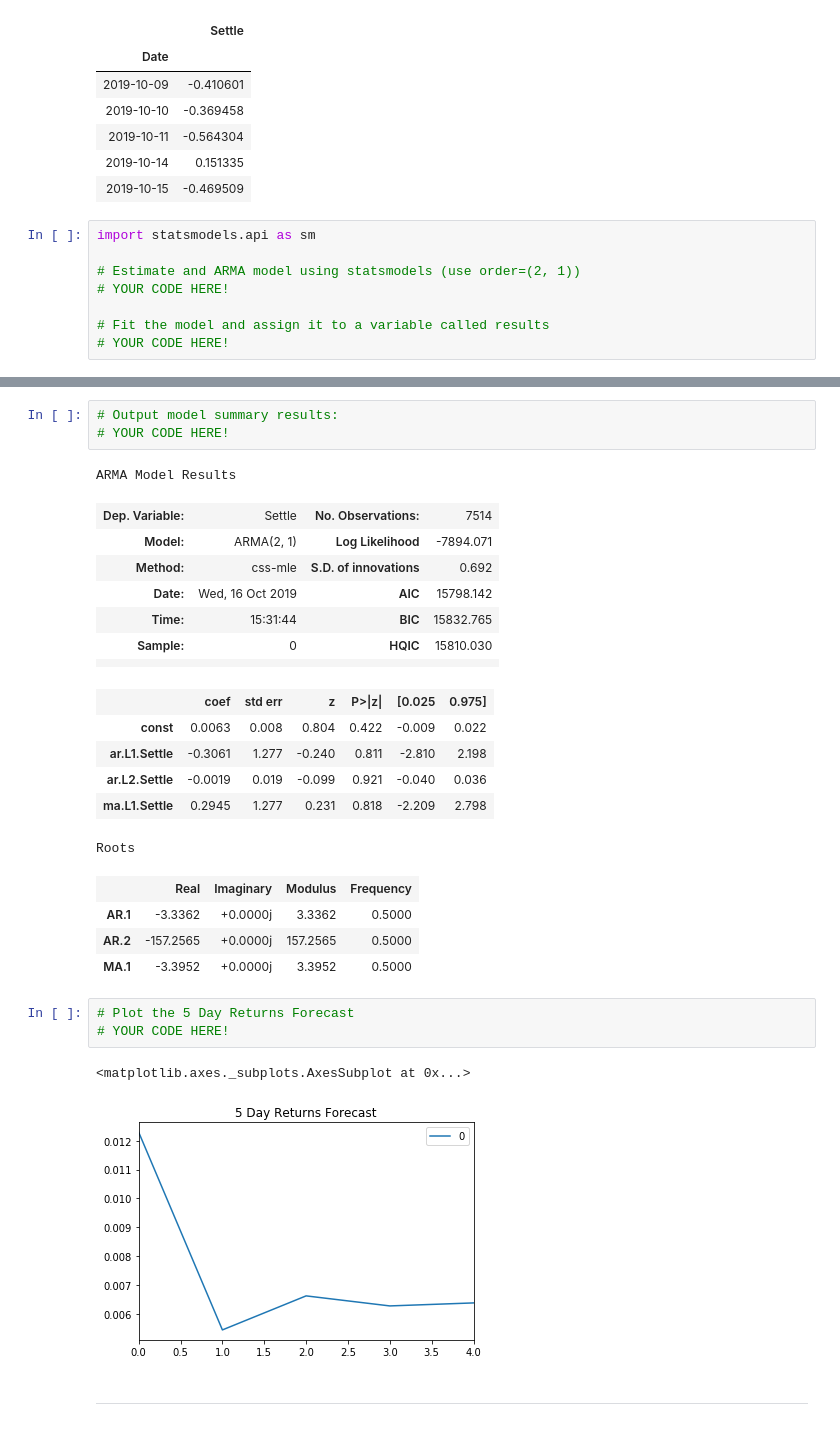
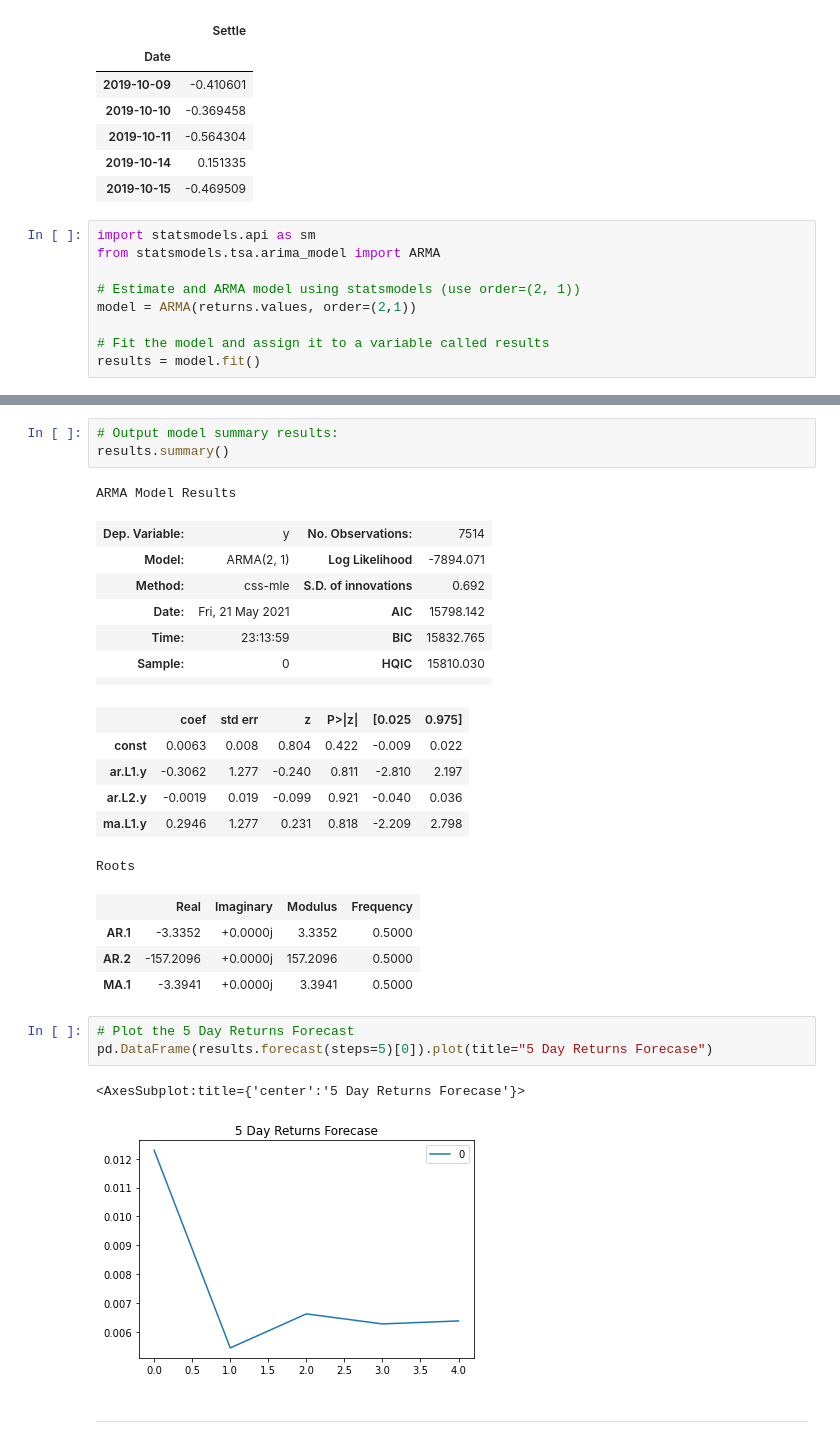
Before and after one commit to ankurgoel77/hw10-Time_Series_Analysis, a Jupyter notebook: time_series_analysis.ipynb, the cells around one changed output, grey strips where cells are left out. Drawn from its saved outputs; the diff is of its cells as text.

Commit message:
ARMA complete

```diff
--- a/time_series_analysis.ipynb
+++ b/time_series_analysis.ipynb
@@ -116,9 +116,10 @@ returns.tail()
 | 2019-10-15 | -0.469509 |
 # %%
 import statsmodels.api as sm
+from statsmodels.tsa.arima_model import ARMA
 
 # Estimate and ARMA model using statsmodels (use order=(2, 1))
-# YOUR CODE HERE!
+model = ARMA(returns.values, order=(2,1))
 
 # Fit the model and assign it to a variable called results
-# YOUR CODE HERE!
+results = model.fit()
@@ -125,31 +145,31 @@ import statsmodels.api as sm
 # %%
 # Output model summary results:
-# YOUR CODE HERE!
+results.summary()
 # %% [output]
 ARMA Model Results
-| Dep. Variable: | Settle | No. Observations: | 7514 |
+| Dep. Variable: | y | No. Observations: | 7514 |
 | Model: | ARMA(2, 1) | Log Likelihood | -7894.071 |
 | Method: | css-mle | S.D. of innovations | 0.692 |
-| Date: | Wed, 16 Oct 2019 | AIC | 15798.142 |
-| Time: | 15:31:44 | BIC | 15832.765 |
+| Date: | Fri, 21 May 2021 | AIC | 15798.142 |
+| Time: | 23:13:59 | BIC | 15832.765 |
 | Sample: | 0 | HQIC | 15810.030 |
 |  |  |  |  |
 |  | coef | std err | z | P>|z| | [0.025 | 0.975] |
 | const | 0.0063 | 0.008 | 0.804 | 0.422 | -0.009 | 0.022 |
-| ar.L1.Settle | -0.3061 | 1.277 | -0.240 | 0.811 | -2.810 | 2.198 |
-| ar.L2.Settle | -0.0019 | 0.019 | -0.099 | 0.921 | -0.040 | 0.036 |
-| ma.L1.Settle | 0.2945 | 1.277 | 0.231 | 0.818 | -2.209 | 2.798 |
+| ar.L1.y | -0.3062 | 1.277 | -0.240 | 0.811 | -2.810 | 2.197 |
+| ar.L2.y | -0.0019 | 0.019 | -0.099 | 0.921 | -0.040 | 0.036 |
+| ma.L1.y | 0.2946 | 1.277 | 0.231 | 0.818 | -2.209 | 2.798 |
 Roots
 |  | Real | Imaginary | Modulus | Frequency |
-| AR.1 | -3.3362 | +0.0000j | 3.3362 | 0.5000 |
-| AR.2 | -157.2565 | +0.0000j | 157.2565 | 0.5000 |
-| MA.1 | -3.3952 | +0.0000j | 3.3952 | 0.5000 |
+| AR.1 | -3.3352 | +0.0000j | 3.3352 | 0.5000 |
+| AR.2 | -157.2096 | +0.0000j | 157.2096 | 0.5000 |
+| MA.1 | -3.3941 | +0.0000j | 3.3941 | 0.5000 |
 # %%
 # Plot the 5 Day Returns Forecast
-# YOUR CODE HERE!
+pd.DataFrame(results.forecast(steps=5)[0]).plot(title="5 Day Returns Forecase")
 # %% [output]
-<matplotlib.axes._subplots.AxesSubplot at 0x...>
+<AxesSubplot:title={'center':'5 Day Returns Forecase'}>
-[figure, old version]
+[figure, new version]
 # %% [markdown]
 ---
 # %% [markdown]
```
Also changed, not shown: parts of 1 cell of this notebook.
